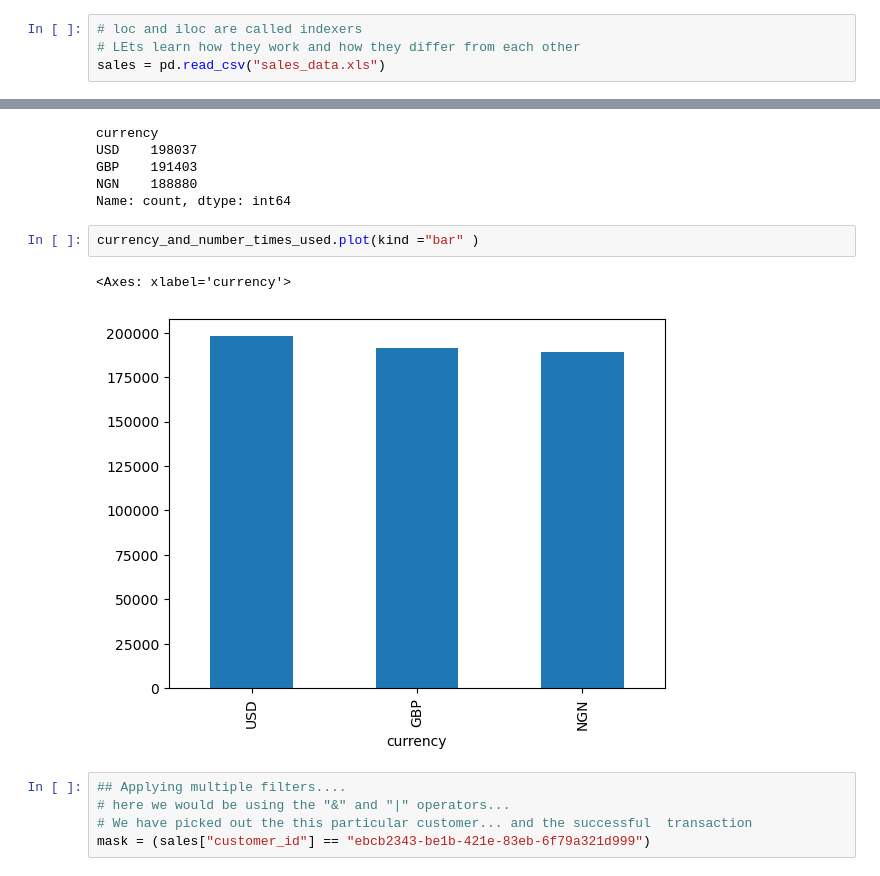
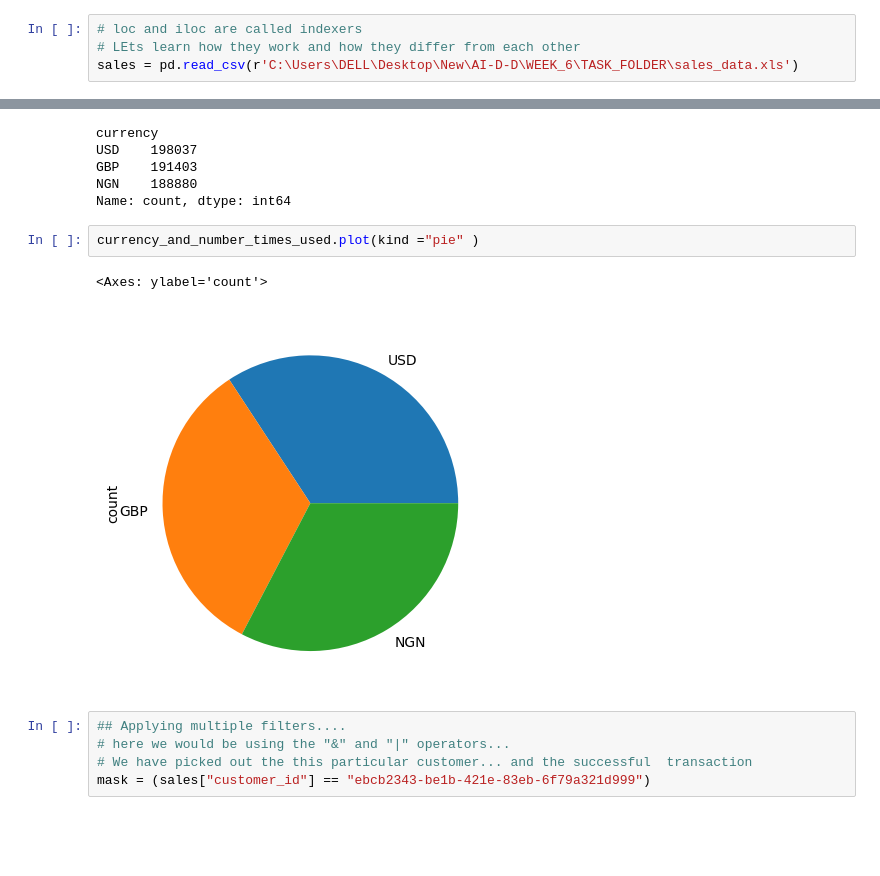
Before and after one commit to RIDOX-AIeNG/AI-D-D, a Jupyter notebook: WEEK_6/Pandas/Pandas_101.ipynb, the cells around one changed output, grey strips where cells are left out. Cells and saved outputs as stored; diff of their text form; blank space fills up the shorter version.

```diff
--- a/WEEK_6/Pandas/Pandas_101.ipynb
+++ b/WEEK_6/Pandas/Pandas_101.ipynb
@@ -4,4 +4,4 @@ import os
 # %%
 # loc and iloc are called indexers
 # LEts learn how they work and how they differ from each other
-sales = pd.read_csv("sales_data.xls")
+sales = pd.read_csv(r'C:\Users\DELL\Desktop\New\AI-D-D\WEEK_6\TASK_FOLDER\sales_data.xls')
@@ -325,10 +328,10 @@ GBP    191403
 NGN    188880
 Name: count, dtype: int64
 # %%
-currency_and_number_times_used.plot(kind ="bar" )
+currency_and_number_times_used.plot(kind ="pie" )
 # %% [output]
-<Axes: xlabel='currency'>
+<Axes: ylabel='count'>
-[figure, old version]
+[figure, new version]
 # %%
 ## Applying multiple filters....
 # here we would be using the "&" and "|" operators...
```
Also changed, not shown: parts of 17 cells of this notebook.
